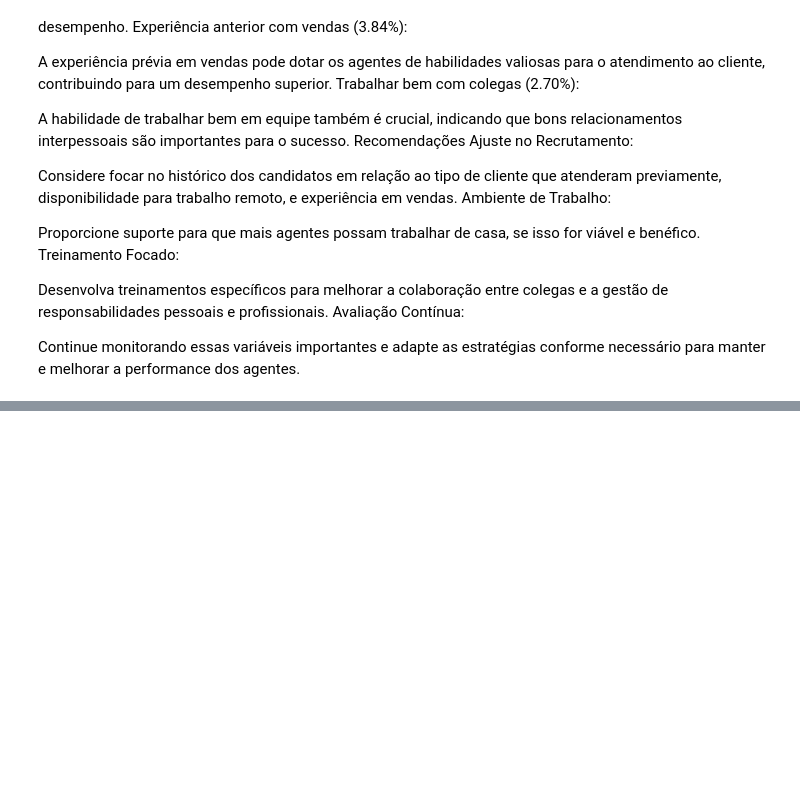
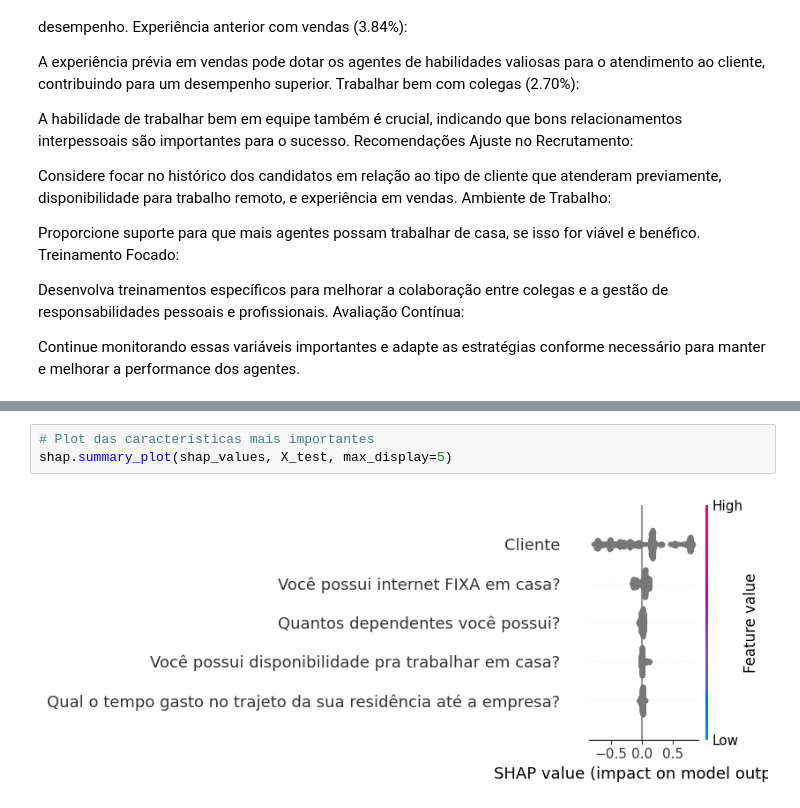
Before and after one commit to viniciusguirra/Qualidade-na-Central-de-Atendimento, a Jupyter notebook: QualidadeAtendimento.ipynb, the cells around one changed output, grey strips where cells are left out. Cells and saved outputs as stored; diff of their text form; blank space fills up the shorter version.

```diff
--- a/QualidadeAtendimento.ipynb
+++ b/QualidadeAtendimento.ipynb
@@ -722,0 +759,5 @@ Continue monitorando essas variáveis importantes e adapte as estratégias confo
+# %%
+# Plot das características mais importantes
+shap.summary_plot(shap_values, X_test, max_display=5)
+# %% [output]
+[figure, added]
```
Also changed, not shown: parts of 14 cells of this notebook.
